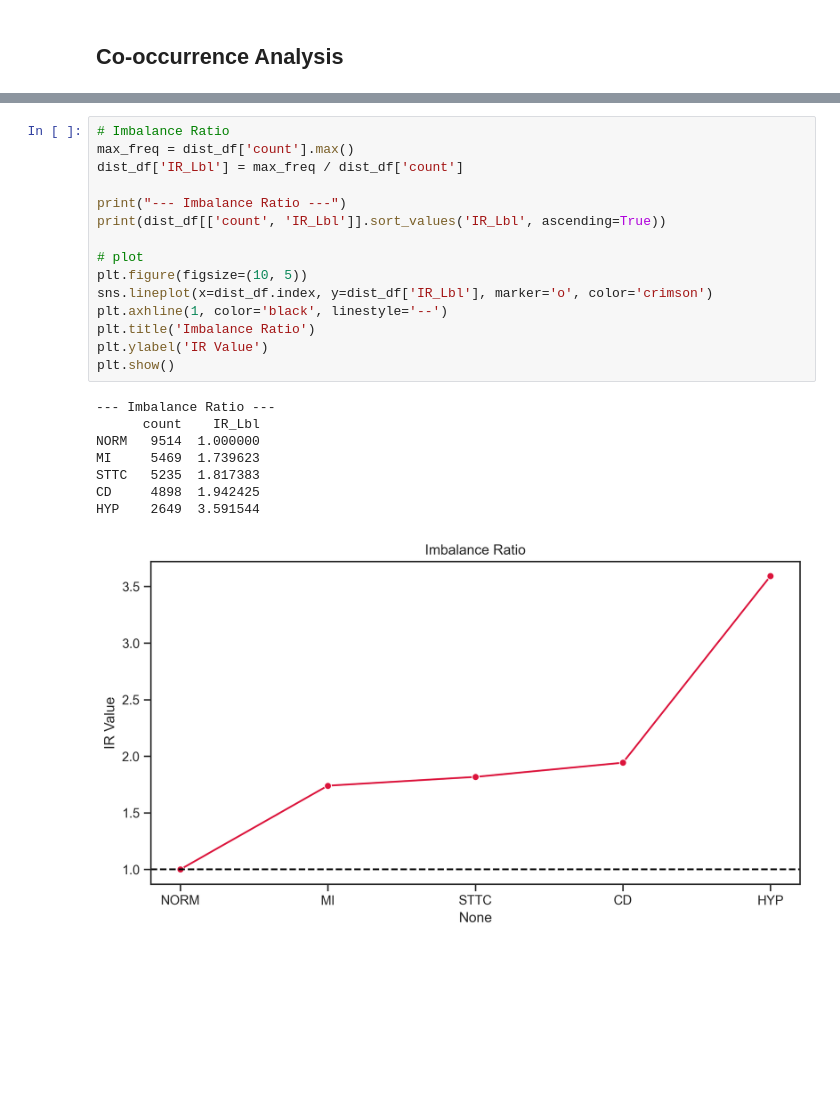
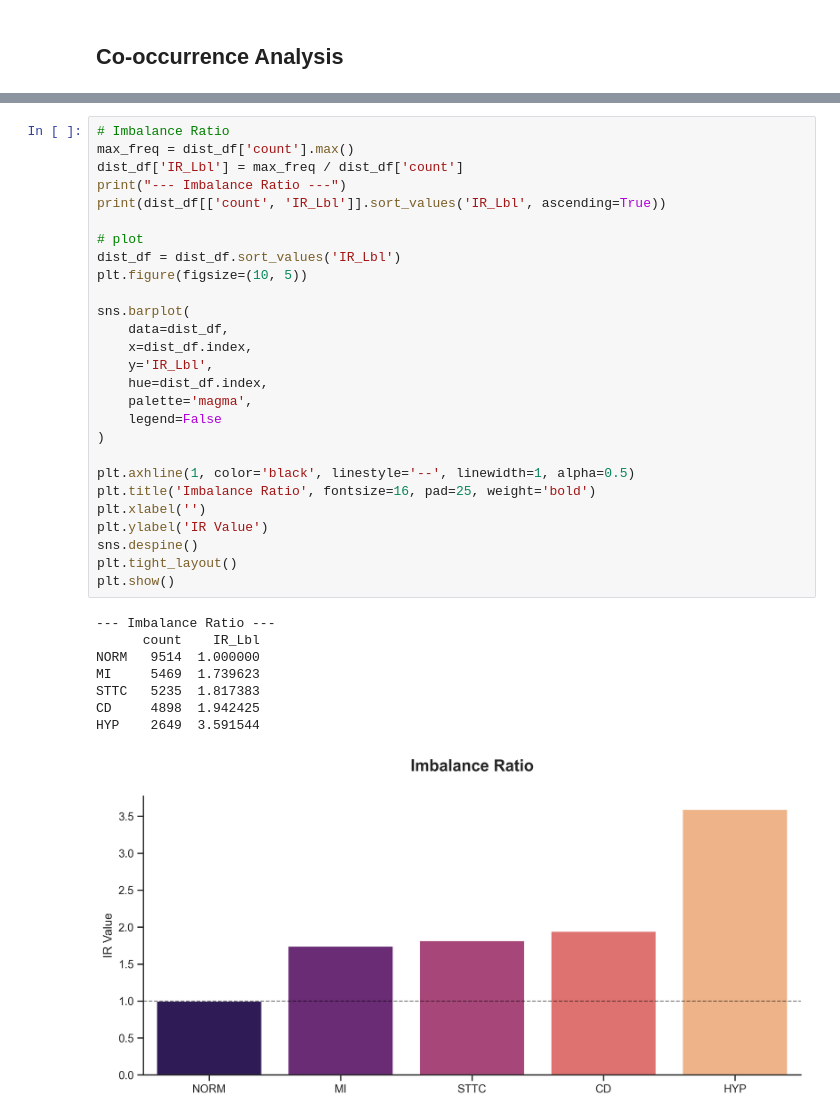
Before and after one commit to wenbo-sui/ptbxl5d, a Jupyter notebook: notebooks/01_eda_baseline.ipynb, the cells around one changed output, grey strips where cells are left out. Saved outputs shown, nothing was run; the diff lists cells and outputs as text; blank space fills up the shorter version.

```diff
--- a/notebooks/01_eda_baseline.ipynb
+++ b/notebooks/01_eda_baseline.ipynb
@@ -277,24 +272,36 @@ plt.show()
 # %%
 # Imbalance Ratio
 max_freq = dist_df['count'].max()
 dist_df['IR_Lbl'] = max_freq / dist_df['count']
-
 print("--- Imbalance Ratio ---")
 print(dist_df[['count', 'IR_Lbl']].sort_values('IR_Lbl', ascending=True))
 
 # plot
+dist_df = dist_df.sort_values('IR_Lbl')
 plt.figure(figsize=(10, 5))
-sns.lineplot(x=dist_df.index, y=dist_df['IR_Lbl'], marker='o', color='crimson')
-plt.axhline(1, color='black', linestyle='--')
-plt.title('Imbalance Ratio')
+
+sns.barplot(
+    data=dist_df,
+    x=dist_df.index,
+    y='IR_Lbl',
+    hue=dist_df.index,
+    palette='magma',
+    legend=False
+)
+
+plt.axhline(1, color='black', linestyle='--', linewidth=1, alpha=0.5)
+plt.title('Imbalance Ratio', fontsize=16, pad=25, weight='bold')
+plt.xlabel('')
 plt.ylabel('IR Value')
+sns.despine()
+plt.tight_layout()
 plt.show()
 # %% [output]
 --- Imbalance Ratio ---
       count    IR_Lbl
 NORM   9514  1.000000
 MI     5469  1.739623
 STTC   5235  1.817383
 CD     4898  1.942425
 HYP    2649  3.591544
-[figure, old version]
+[figure, new version]
```
Also changed, not shown: parts of 10 cells of this notebook.
